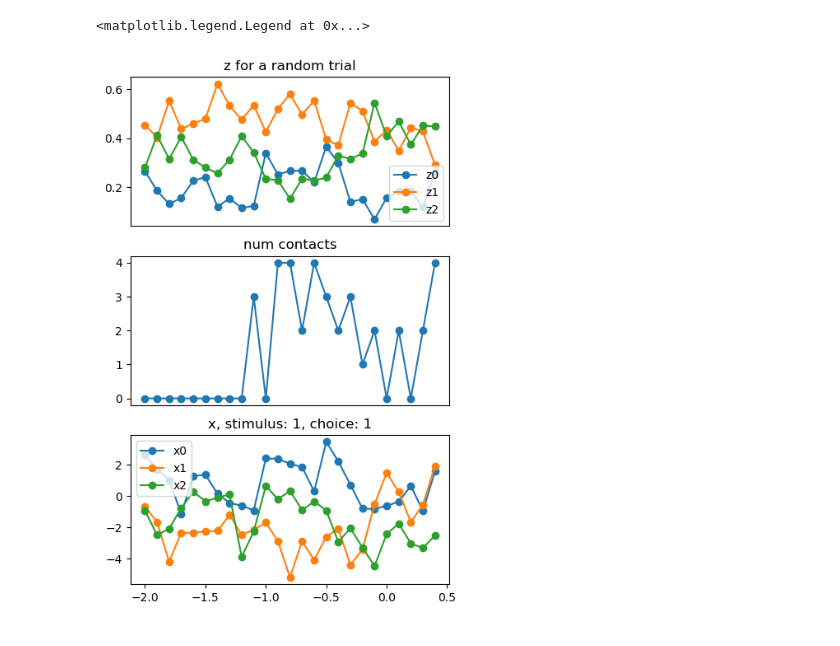
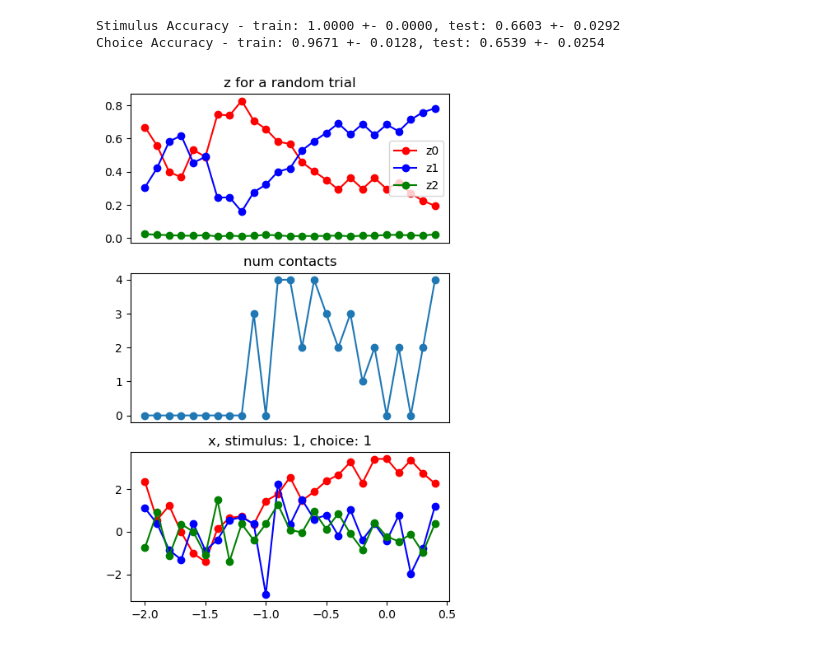
Before and after one commit to methi1999/switching_subspace, a Jupyter notebook: sup.ipynb, the cells around one changed output. Drawn from its saved outputs; the diff is of its cells as text; code cells hidden in the pictures.

```diff
--- a/sup.ipynb
+++ b/sup.ipynb
@@ -84,7 +94,8 @@ def test(model, test_loader, n_samples):
 # %%
 config = utils.read_config()
 # create model and optimizer
-model = Model(config, input_dim=emissions_dim) #, neuron_bias=neuron_bias
+# model = Model(config, input_dim=emissions_dim)
+model = Model(config, input_dim=emissions_dim, neuron_bias=neuron_bias)
 # model = torch.compile(model)
 early_stop = EarlyStopping(patience=config['early_stop']['patience'], delta=config['early_stop']['delta'], trace_func=print)
 # scheduler = torch.optim.lr_scheduler.ReduceLROnPlateau(optimizer, 'min', threshold=1, verbose=True, patience=5, factor=0.5)
@@ -93,4 +104,5 @@ early_stop = EarlyStopping(patience=config['early_stop']['patience'], delta=conf
 # for name, param in model.named_parameters():
 #     if param.requires_grad:
 #         print(name, param.data.shape)
+print(model.arch_name)
 # %% [output]
@@ -301,16 +351,18 @@ axs[0, 0].legend()
 
 # plot trial averaged latent space
 # z, x = torch.nn.Softmax(dim=2)(mu[:, :, :model.vae.z_dim]).numpy(), mu[:, :, model.vae.z_dim:].numpy()
-z = z_train
-x = x_train
+z = z_all
+# z = z_mu_all
+# z = z_all_presoftmax
+x = x_all
 z_std = np.std(z, axis=0)
 z_avg = np.mean(z, axis=0)
 # make x ticks of range 0.1 from -2 to 0.5
 bin_len = config['shape_dataset']['win_len']
 t = np.arange(-2, 0.5, bin_len)
 for i in range(z.shape[2]):
-    plt.plot(t, z_avg[:, i], label='z{}'.format(i))
-    plt.fill_between(t, z_avg[:, i]-z_std[:, i], z_avg[:, i]+z_std[:, i], alpha=0.3)
+    plt.plot(t, z_avg[:, i], label='z{}'.format(i), color=colors[i])
+    plt.fill_between(t, z_avg[:, i]-z_std[:, i], z_avg[:, i]+z_std[:, i], alpha=0.3, color=colors[i])
 # plt.set_title('z')
 plt.legend()
 # %% [output]
@@ -416,8 +470,8 @@ acc_choice_train, acc_choice_test = [], []
 
 with torch.no_grad():
     model.eval()
-    _, _, _, _, _, behavior_pred_train_all, _ = model.forward(spikes_train, n_samples=num_samples)
-    _, _, _, _, _, behavior_pred_test_all, _ = model.forward(spikes_test, n_samples=num_samples)
+    behavior_pred_train_all = model.forward(spikes_train, n_samples=num_samples)[1]
+    behavior_pred_test_all = model.forward(spikes_test, n_samples=num_samples)[1]
     for k in range(num_samples):
         b1 = behavior_pred_train_all.shape[0]//num_samples
         b2 = behavior_pred_test_all.shape[0]//num_samples
@@ -449,45 +503,73 @@ with torch.no_grad():
 # print accuracy
 print('Stimulus Accuracy - train: {:.4f} +- {:.4f}, test: {:.4f} +- {:.4f}'.format(np.mean(acc_stim_train), np.std(acc_stim_train), np.mean(acc_stim_test), np.std(acc_stim_test)))
 print('Choice Accuracy - train: {:.4f} +- {:.4f}, test: {:.4f} +- {:.4f}'.format(np.mean(acc_choice_train), np.std(acc_choice_train), np.mean(acc_choice_test), np.std(acc_choice_test)))
+# %% [output]
+Stimulus Accuracy - train: 1.0000 +- 0.0000, test: 0.6603 +- 0.0292
+Choice Accuracy - train: 0.9671 +- 0.0128, test: 0.6539 +- 0.0254
 # %%
 stim, choice = behaviour_data[:, 0].numpy(), behaviour_data[:, 1].numpy()
 # examine a random trial
 trial_idx = np.random.randint(len(z))
+plot_g = False
 # trial_idx = 20
 # plot z and x
-fig, axs = plt.subplots(3, 1, figsize=(5, 8))
+# z = g_train
+if plot_g:
+    fig, axs = plt.subplots(4, 1, figsize=(5, 8))
+else:
+    fig, axs = plt.subplots(3, 1, figsize=(5, 8))
 # plot z
 # apply softmax
 # z[trial_idx, :] = np.exp(z[trial_idx, :])/np.sum(np.exp(z[trial_idx, :]), axis=1)[:, None]
 bin_len = config['shape_dataset']['win_len']
 t = np.arange(-2, 0.5, bin_len)
-axs[0].plot(t, z[trial_idx, :, 0], label='z0', marker='o')
-axs[0].plot(t, z[trial_idx, :, 1], label='z1', marker='o')
-axs[0].plot(t, z[trial_idx, :, 2], label='z2', marker='o')
+axs[0].plot(t, z[trial_idx, :, 0], label='z0', marker='o', color=colors[0])
+axs[0].plot(t, z[trial_idx, :, 1], label='z1', marker='o', color=colors[1])
+axs[0].plot(t, z[trial_idx, :, 2], label='z2', marker='o', color=colors[2])
 axs[0].set_title('z for a random trial')
 # axs[0].set_ylim(0, 1)
 axs[0].legend()
 axs[0].set_xticks([])
 # plot num contacts
 axs[1].plot(t, num_contacts[trial_idx], marker='o')
 axs[1].set_title('num contacts')
 axs[1].set_xticks([])
 # # plot time bin distribution
 # tbd = misc_all[2]
 # axs[2].plot(t, tbd[trial_idx, :, 0], label='z0', marker='o')
 # axs[2].plot(t, tbd[trial_idx, :, 1], label='z1', marker='o')
 # axs[2].plot(t, tbd[trial_idx, :, 2], label='z2', marker='o')
 # axs[2].set_title('Softmax output of z before computing peak')
 # plot x
-axs[2].plot(t, x[trial_idx, :, 0], label='x0', marker='o')
-axs[2].plot(t, x[trial_idx, :, 1], label='x1', marker='o')
-axs[2].plot(t, x[trial_idx, :, 2], label='x2', marker='o')
+axs[2].plot(t, x[trial_idx, :, 0], label='x0', marker='o', color=colors[0])
+axs[2].plot(t, x[trial_idx, :, 1], label='x1', marker='o', color=colors[1])
+axs[2].plot(t, x[trial_idx, :, 2], label='x2', marker='o', color=colors[2])
 axs[2].set_title('x, stimulus: {}, choice: {}'.format(stim[trial_idx].astype(int), choice[trial_idx].astype(int)))
-# axs[2].set_ylim(-2, 2)
-axs[2].legend()
+
+if plot_g:
+    # plot g
+    def dt(x):
+        # pad with zeros on both side. x is of shape (t,)
+        x = np.concatenate((np.zeros((1,)), x, np.zeros((1,))), axis=0)
+        # compute difference
+        centred = (x[2:] - x[:-2])/2
+        # forward
+        forward = x[2:] - x[1:-1]
+        # backward
+        backward = x[1:-1] - x[:-2]
+        return forward
+    g = g_all
+    axs[3].plot(t, g[trial_idx, :, 0], label='g0', marker='o')
+    axs[3].plot(t, g[trial_idx, :, 1], label='g1', marker='o')
+    # axs[3].plot(t, g[trial_idx, :, 2], label='g2', marker='o')
+    # axs[3].plot(t, dt(g[trial_idx, :, 0]), label='dg0', marker='o')
+    # axs[3].plot(t, dt(g[trial_idx, :, 1]), label='dg1', marker='o')
+    # axs[3].plot(t, dt(g[trial_idx, :, 2]), label='dg2', marker='o')
+    axs[3].set_title('g, stimulus: {}, choice: {}'.format(stim[trial_idx].astype(int), choice[trial_idx].astype(int)))
+    # axs[3].set_ylim(-2, 2)
+    axs[3].legend()
 # %% [output]
-<matplotlib.legend.Legend at 0x...>
-[figure, old version]
+[figure, new version]
 # %%
 # examine a random trial
 # trial_idx = np.random.randint(len(spikes_test))
```
Also changed, not shown: parts of 14 cells of this notebook, 9 other files.
